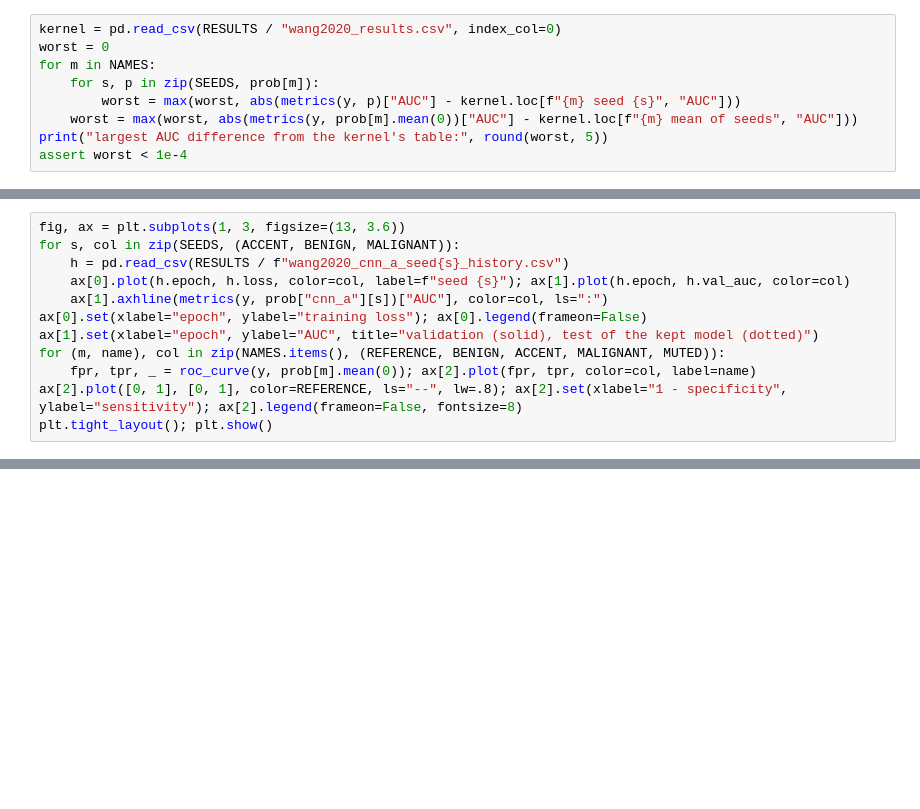
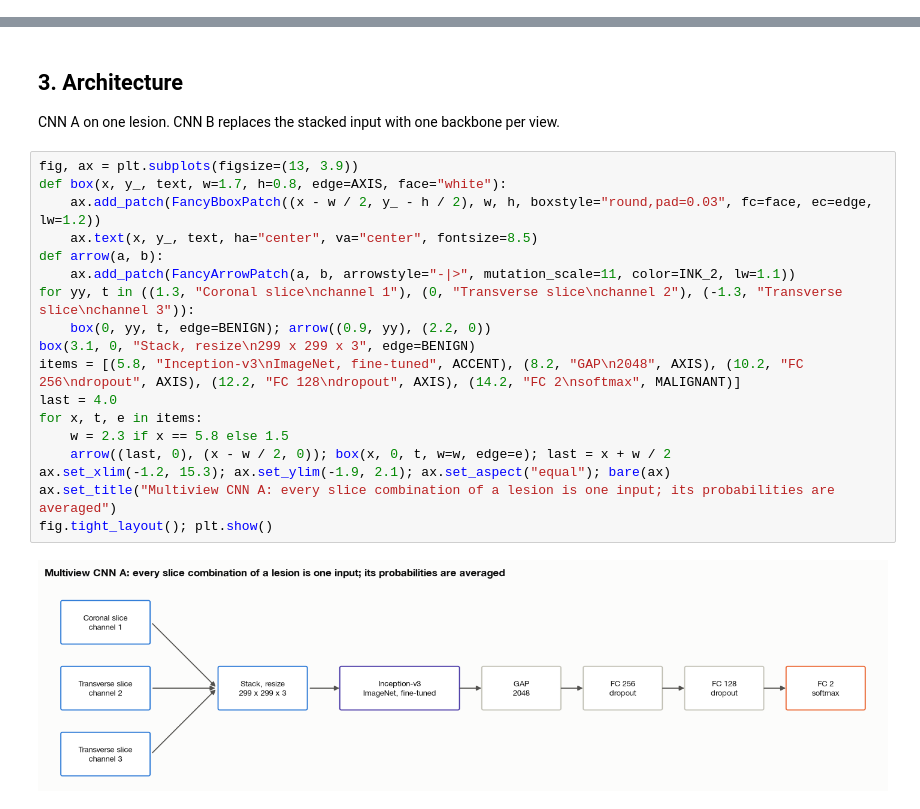
Before and after one commit to mralinp/abus-classification, a Jupyter notebook: notebooks/4-wang2020.ipynb, the cells around one changed output, grey strips where cells are left out. Drawn from its saved outputs; the diff is of its cells as text; blank space fills up the shorter version.

```diff
--- a/notebooks/4-wang2020.ipynb
+++ b/notebooks/4-wang2020.ipynb
@@ -83,9 +0,0 @@ patch combinations per lesion: {'cnn_a': 8, 'cnn_b': 4, 'coronal': 2, 'transvers
-# %%
-kernel = pd.read_csv(RESULTS / "wang2020_results.csv", index_col=0)
-worst = 0
-for m in NAMES:
-    for s, p in zip(SEEDS, prob[m]):
-        worst = max(worst, abs(metrics(y, p)["AUC"] - kernel.loc[f"{m} seed {s}", "AUC"]))
-    worst = max(worst, abs(metrics(y, prob[m].mean(0))["AUC"] - kernel.loc[f"{m} mean of seeds", "AUC"]))
-print("largest AUC difference from the kernel's table:", round(worst, 5))
-assert worst < 1e-4
@@ -127,12 +0,0 @@ the seeds.
-# %%
-fig, ax = plt.subplots(1, 3, figsize=(13, 3.6))
-for s, col in zip(SEEDS, (ACCENT, BENIGN, MALIGNANT)):
-    h = pd.read_csv(RESULTS / f"wang2020_cnn_a_seed{s}_history.csv")
-    ax[0].plot(h.epoch, h.loss, color=col, label=f"seed {s}"); ax[1].plot(h.epoch, h.val_auc, color=col)
-    ax[1].axhline(metrics(y, prob["cnn_a"][s])["AUC"], color=col, ls=":")
-ax[0].set(xlabel="epoch", ylabel="training loss"); ax[0].legend(frameon=False)
-ax[1].set(xlabel="epoch", ylabel="AUC", title="validation (solid), test of the kept model (dotted)")
-for (m, name), col in zip(NAMES.items(), (REFERENCE, BENIGN, ACCENT, MALIGNANT, MUTED)):
-    fpr, tpr, _ = roc_curve(y, prob[m].mean(0)); ax[2].plot(fpr, tpr, color=col, label=name)
-ax[2].plot([0, 1], [0, 1], color=REFERENCE, ls="--", lw=.8); ax[2].set(xlabel="1 - specificity", ylabel="sensitivity"); ax[2].legend(frameon=False, fontsize=8)
-plt.tight_layout(); plt.show()
@@ -222,0 +79,24 @@ board[["ACC", "AUC", "Cls_Score", "Cls_Rank"]].round(3)
+# %% [markdown]
+## 3. Architecture
+
+CNN A on one lesion. CNN B replaces the stacked input with one backbone per view.
+# %%
+fig, ax = plt.subplots(figsize=(13, 3.9))
+def box(x, y_, text, w=1.7, h=0.8, edge=AXIS, face="white"):
+    ax.add_patch(FancyBboxPatch((x - w / 2, y_ - h / 2), w, h, boxstyle="round,pad=0.03", fc=face, ec=edge, lw=1.2))
+    ax.text(x, y_, text, ha="center", va="center", fontsize=8.5)
+def arrow(a, b):
+    ax.add_patch(FancyArrowPatch(a, b, arrowstyle="-|>", mutation_scale=11, color=INK_2, lw=1.1))
+for yy, t in ((1.3, "Coronal slice\nchannel 1"), (0, "Transverse slice\nchannel 2"), (-1.3, "Transverse slice\nchannel 3")):
+    box(0, yy, t, edge=BENIGN); arrow((0.9, yy), (2.2, 0))
+box(3.1, 0, "Stack, resize\n299 x 299 x 3", edge=BENIGN)
+items = [(5.8, "Inception-v3\nImageNet, fine-tuned", ACCENT), (8.2, "GAP\n2048", AXIS), (10.2, "FC 256\ndropout", AXIS), (12.2, "FC 128\ndropout", AXIS), (14.2, "FC 2\nsoftmax", MALIGNANT)]
+last = 4.0
+for x, t, e in items:
+    w = 2.3 if x == 5.8 else 1.5
+    arrow((last, 0), (x - w / 2, 0)); box(x, 0, t, w=w, edge=e); last = x + w / 2
+ax.set_xlim(-1.2, 15.3); ax.set_ylim(-1.9, 2.1); ax.set_aspect("equal"); bare(ax)
+ax.set_title("Multiview CNN A: every slice combination of a lesion is one input; its probabilities are averaged")
+fig.tight_layout(); plt.show()
+# %% [output]
+[figure, added]
```
Also changed, not shown: parts of 40 cells of this notebook, 1 other file.
